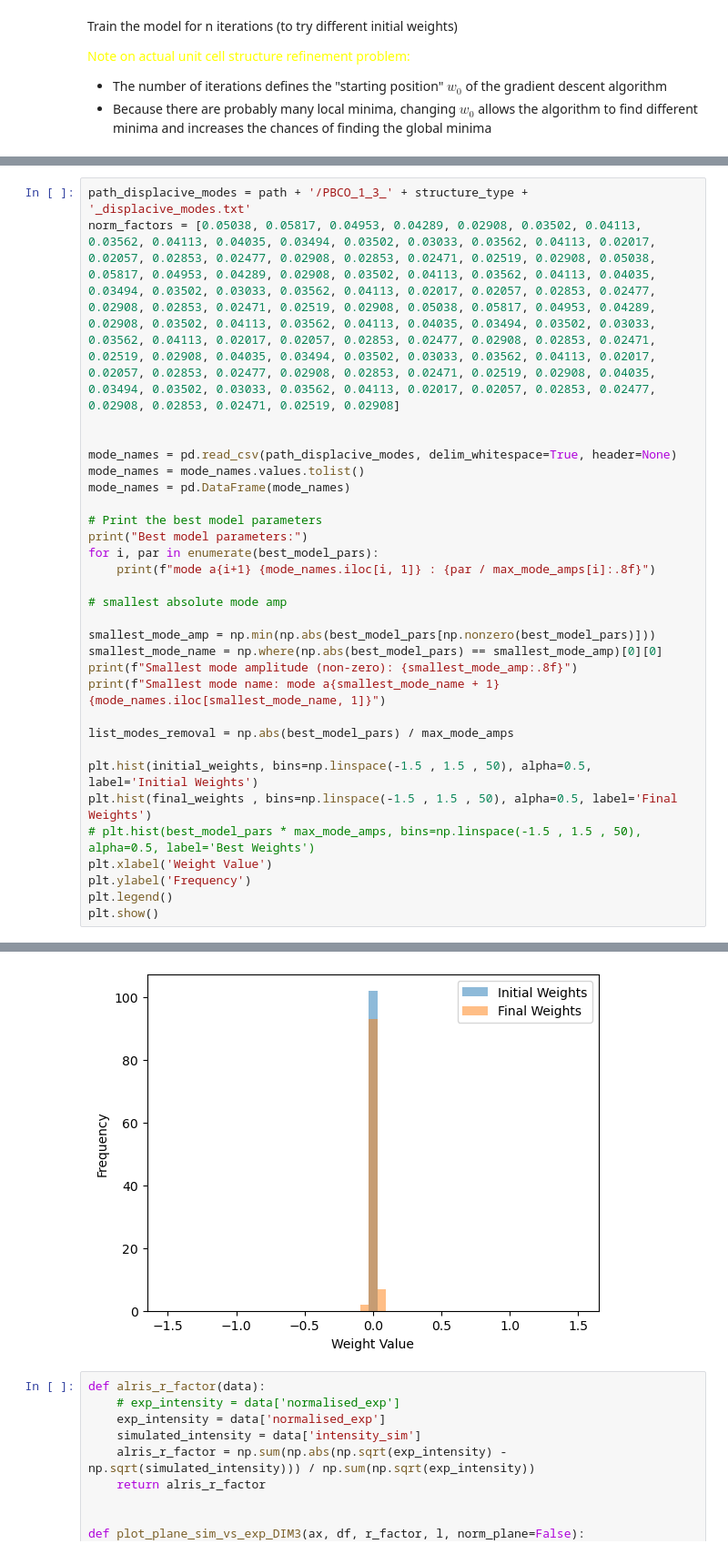
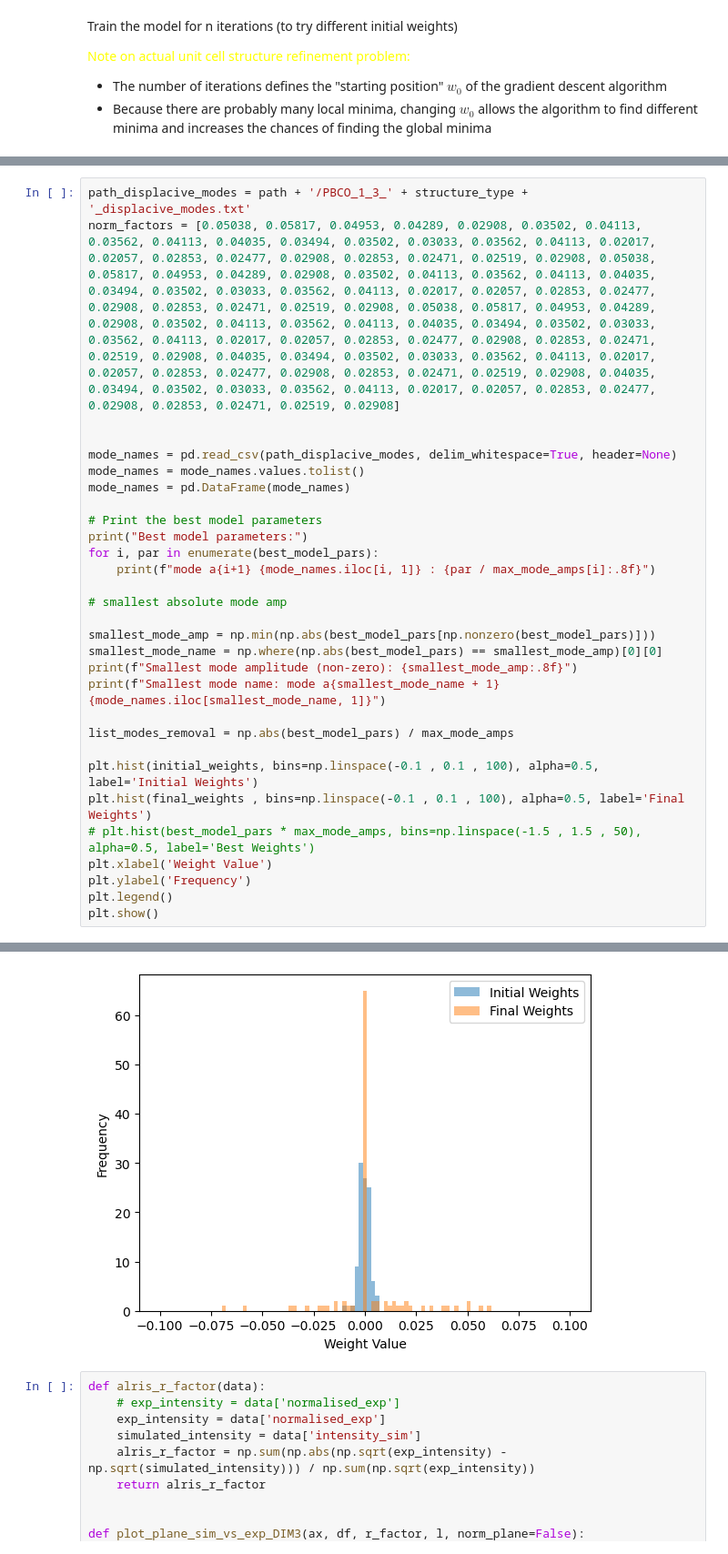
Before and after one commit to bleubreeymeow/alrisDistortionFit, a Jupyter notebook: PBCO/PBCO_1_3_inplane/C2/C2_gradient_descent.ipynb, the cells around one changed output, grey strips where cells are left out. Shown at 91% size. Saved outputs shown, nothing was run; the diff lists cells and outputs as text.

```diff
--- a/PBCO/PBCO_1_3_inplane/C2/C2_gradient_descent.ipynb
+++ b/PBCO/PBCO_1_3_inplane/C2/C2_gradient_descent.ipynb
@@ -551,8 +551,8 @@ print(f"Smallest mode name: mode a{smallest_mode_name + 1} {mode_names.iloc[smal
 
 list_modes_removal = np.abs(best_model_pars) / max_mode_amps
 
-plt.hist(initial_weights, bins=np.linspace(-1.5 , 1.5 , 50), alpha=0.5, label='Initial Weights')
-plt.hist(final_weights , bins=np.linspace(-1.5 , 1.5 , 50), alpha=0.5, label='Final Weights')
+plt.hist(initial_weights, bins=np.linspace(-0.1 , 0.1 , 100), alpha=0.5, label='Initial Weights')
+plt.hist(final_weights , bins=np.linspace(-0.1 , 0.1 , 100), alpha=0.5, label='Final Weights')
 # plt.hist(best_model_pars * max_mode_amps, bins=np.linspace(-1.5 , 1.5 , 50), alpha=0.5, label='Best Weights')
 plt.xlabel('Weight Value')
 plt.ylabel('Frequency')
@@ -579,4 +579,4 @@ Smallest mode name: mode a18 Pmmm[0,1/3,0]DT1(a,0)[Ba1:t:dsp]A1(a)
-[figure, old version]
+[figure, new version]
 # %%
 def alris_r_factor(data):
     # exp_intensity = data['normalised_exp']
```
Also changed, not shown: parts of 5 cells of this notebook, 27 other files.
